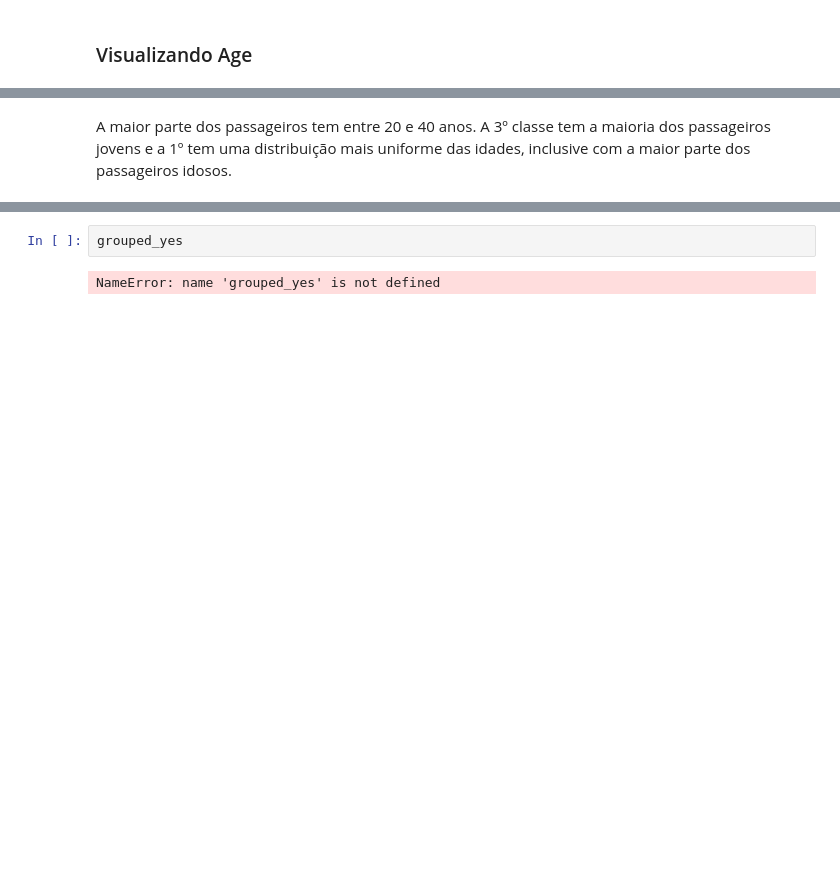
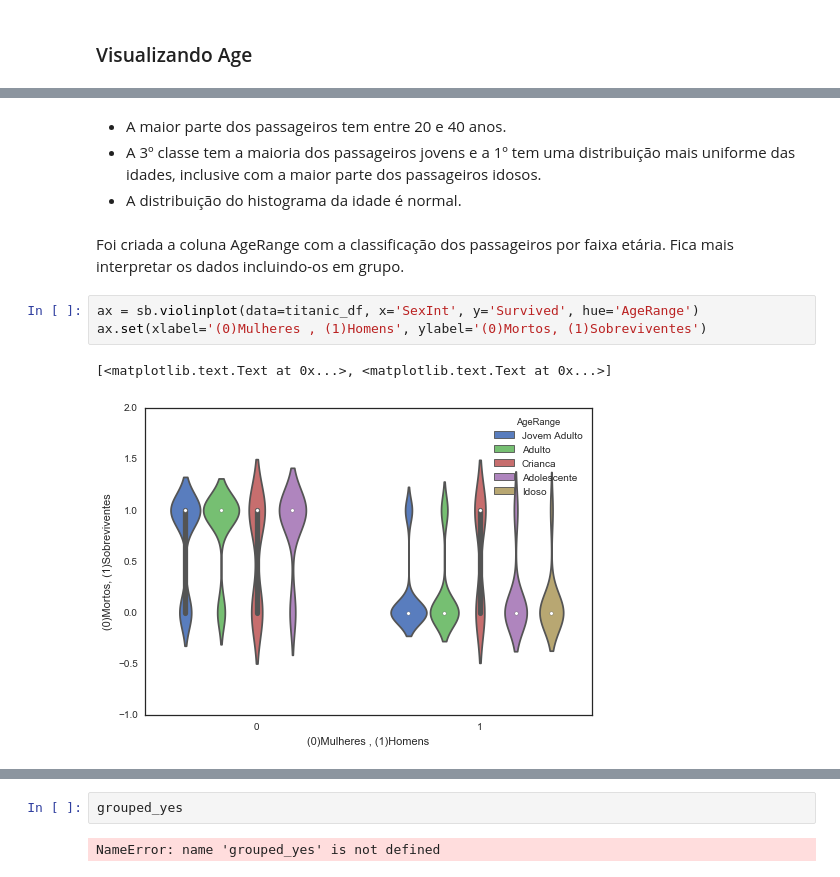
Before and after one commit to liebycardoso/Data_Analysis, a Jupyter notebook: Titanic.ipynb, the cells around one changed output, grey strips where cells are left out. Drawn from its saved outputs; the diff is of its cells as text; blank space fills up the shorter version.

```diff
--- a/Titanic.ipynb
+++ b/Titanic.ipynb
@@ -480,5 +479,14 @@ plt.legend(('1 Classe', '2 Classe','3 Classe'),loc='best')
 <matplotlib.legend.Legend at 0x...>
 [figure]
 # %% [markdown]
-A maior parte dos passageiros tem entre 20 e 40 anos.
-A 3º classe tem a maioria dos passageiros jovens e a 1º tem uma distribuição mais uniforme das idades, inclusive com a maior parte dos passageiros idosos.
+- A maior parte dos passageiros tem entre 20 e 40 anos.
+- A 3º classe tem a maioria dos passageiros jovens e a 1º tem uma distribuição mais uniforme das idades, inclusive com a maior parte dos passageiros idosos.
+- A distribuição do histograma da idade é normal.
+# %% [markdown]
+Foi criada a coluna AgeRange com a classificação dos passageiros por faixa etária. Fica mais interpretar os dados incluindo-os em grupo.
+# %%
+ax = sb.violinplot(data=titanic_df, x='SexInt', y='Survived', hue='AgeRange')
+ax.set(xlabel='(0)Mulheres , (1)Homens', ylabel='(0)Mortos, (1)Sobreviventes')
+# %% [output]
+[<matplotlib.text.Text at 0x...>, <matplotlib.text.Text at 0x...>]
+[figure, added]
```
Also changed, not shown: parts of 17 cells of this notebook.
